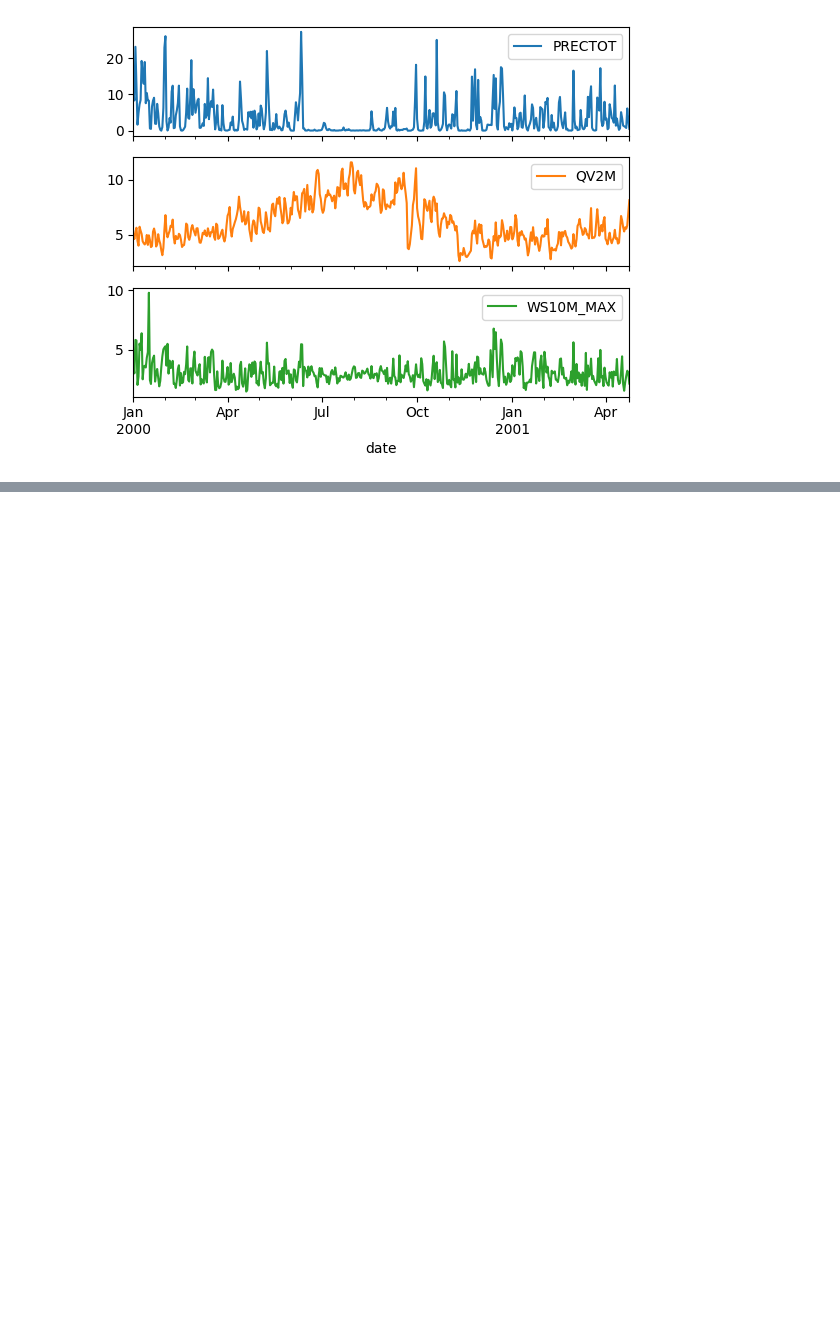
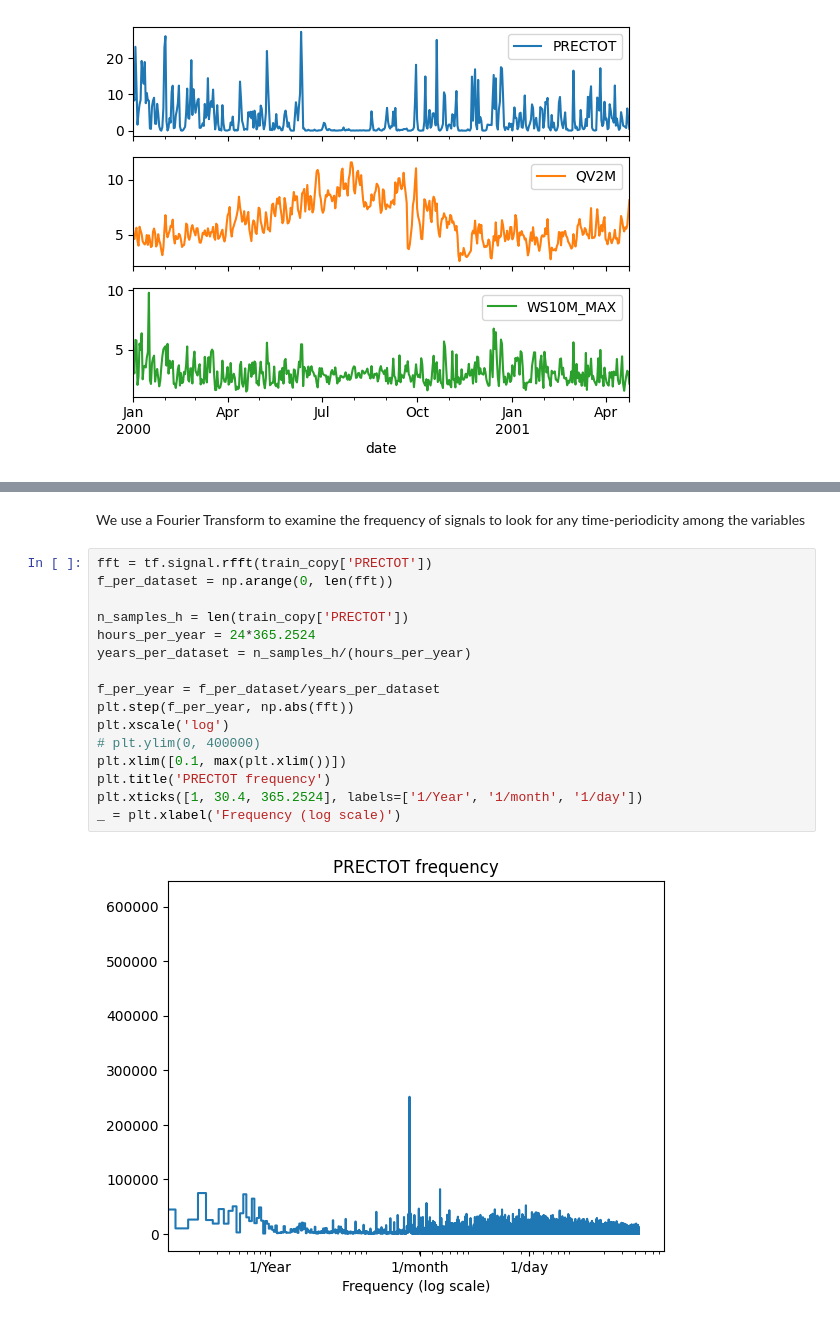
Before and after one commit to carseys/drought-predicting, a Jupyter notebook: data_exploration.ipynb, the cells around one changed output, grey strips where cells are left out. Cells and saved outputs as stored; diff of their text form; blank space fills up the shorter version.

```diff
--- a/data_exploration.ipynb
+++ b/data_exploration.ipynb
@@ -75,0 +100,20 @@ _ = plot_features.plot(subplots=True)
+# %% [markdown]
+We use a Fourier Transform to examine the frequency of signals to look for any time-periodicity among the variables
+# %%
+fft = tf.signal.rfft(train_copy['PRECTOT'])
+f_per_dataset = np.arange(0, len(fft))
+
+n_samples_h = len(train_copy['PRECTOT'])
+hours_per_year = 24*365.2524
+years_per_dataset = n_samples_h/(hours_per_year)
+
+f_per_year = f_per_dataset/years_per_dataset
+plt.step(f_per_year, np.abs(fft))
+plt.xscale('log')
+# plt.ylim(0, 400000)
+plt.xlim([0.1, max(plt.xlim())])
+plt.title('PRECTOT frequency')
+plt.xticks([1, 30.4, 365.2524], labels=['1/Year', '1/month', '1/day'])
+_ = plt.xlabel('Frequency (log scale)')
+# %% [output]
+[figure, added]
```
Also changed, not shown: parts of 11 cells of this notebook, 2 other files.
